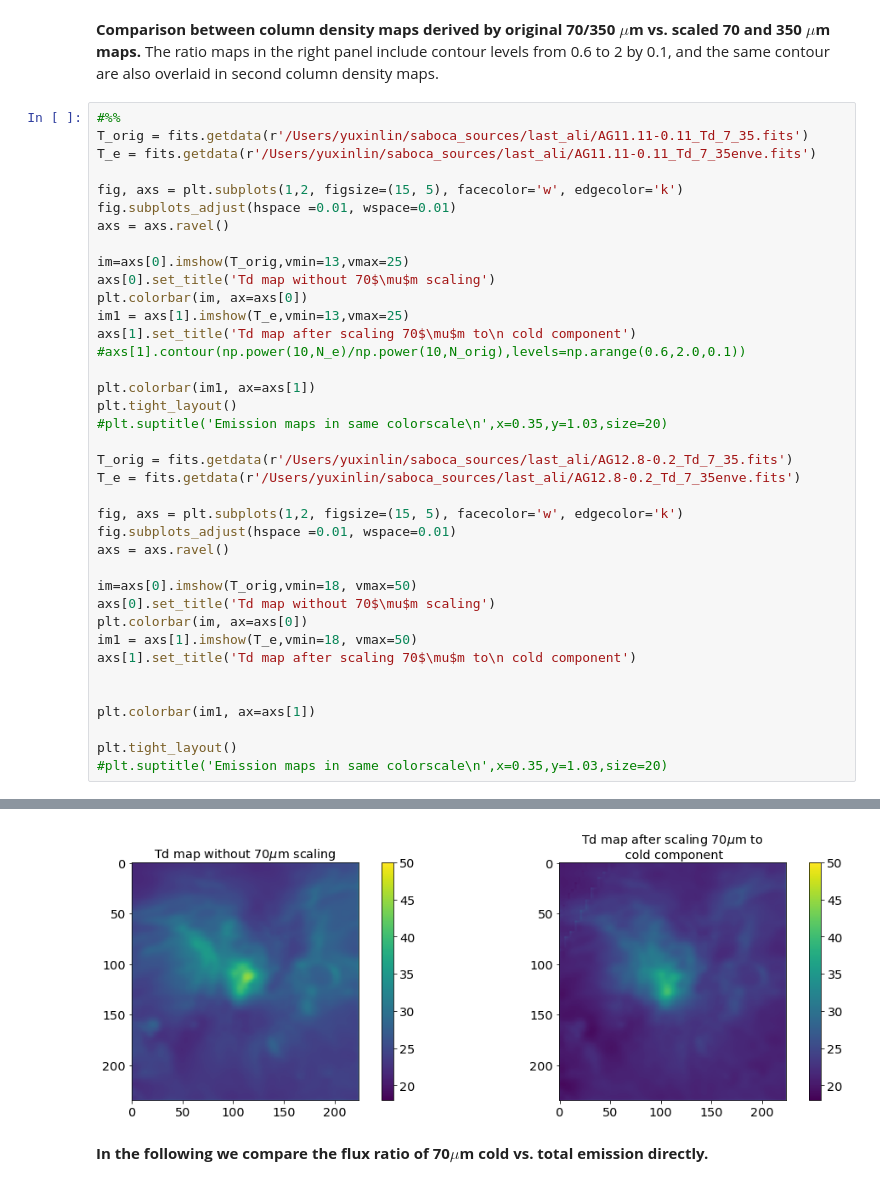
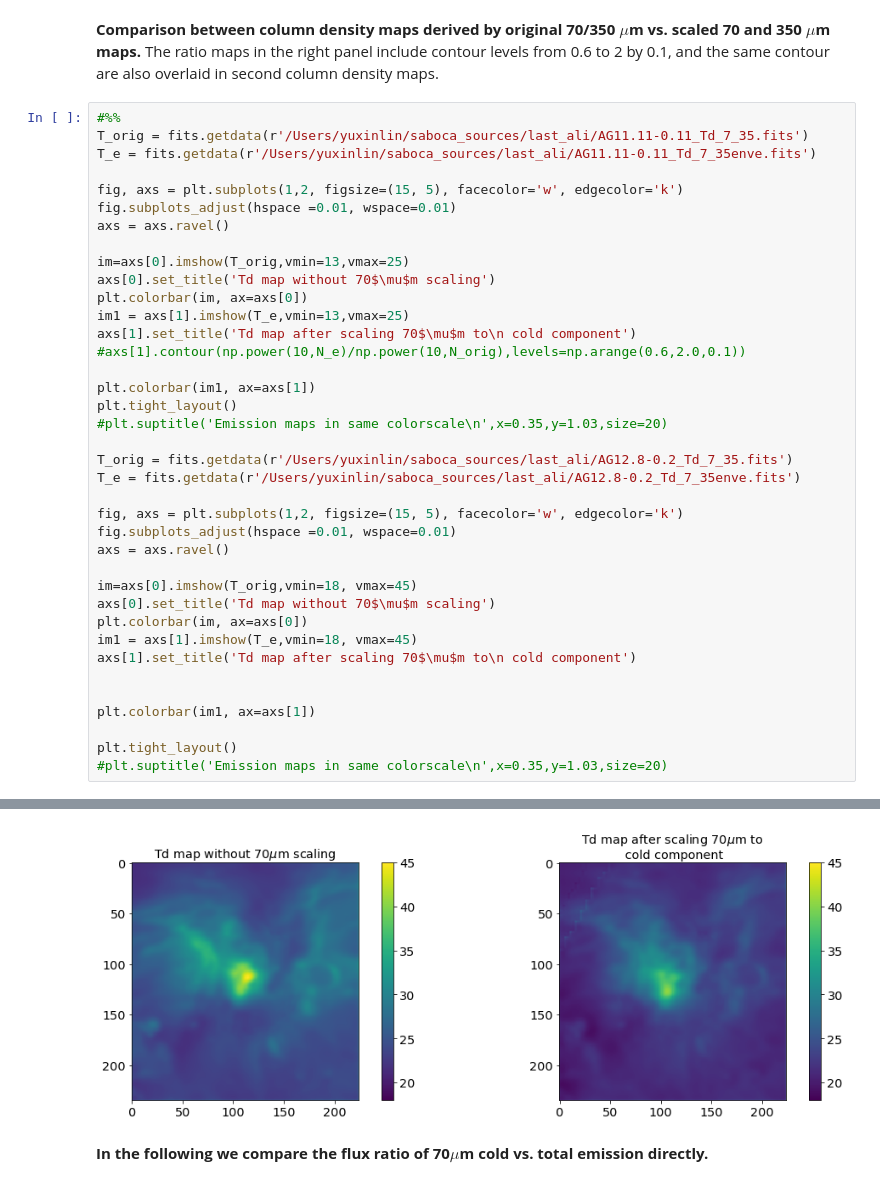
Before and after one commit to yxlinaqua/saboca_project, a Jupyter notebook: benchmark_fitting_methods.ipynb, the cells around one changed output, grey strips where cells are left out. Drawn from its saved outputs; the diff is of its cells as text.

```diff
--- a/benchmark_fitting_methods.ipynb
+++ b/benchmark_fitting_methods.ipynb
@@ -99,36 +99,36 @@ axs = axs.ravel()
 
 im=axs[0].imshow(T_orig,vmin=13,vmax=25)
 axs[0].set_title('Td map without 70$\mu$m scaling')
 plt.colorbar(im, ax=axs[0])
 im1 = axs[1].imshow(T_e,vmin=13,vmax=25)
 axs[1].set_title('Td map after scaling 70$\mu$m to\n cold component')
 #axs[1].contour(np.power(10,N_e)/np.power(10,N_orig),levels=np.arange(0.6,2.0,0.1))
 
 plt.colorbar(im1, ax=axs[1])
 plt.tight_layout()
 #plt.suptitle('Emission maps in same colorscale\n',x=0.35,y=1.03,size=20)
 
 T_orig = fits.getdata(r'/Users/yuxinlin/saboca_sources/last_ali/AG12.8-0.2_Td_7_35.fits')
 T_e = fits.getdata(r'/Users/yuxinlin/saboca_sources/last_ali/AG12.8-0.2_Td_7_35enve.fits')
 
 fig, axs = plt.subplots(1,2, figsize=(15, 5), facecolor='w', edgecolor='k')
 fig.subplots_adjust(hspace =0.01, wspace=0.01)
 axs = axs.ravel()
 
-im=axs[0].imshow(T_orig,vmin=18, vmax=50)
+im=axs[0].imshow(T_orig,vmin=18, vmax=45)
 axs[0].set_title('Td map without 70$\mu$m scaling')
 plt.colorbar(im, ax=axs[0])
-im1 = axs[1].imshow(T_e,vmin=18, vmax=50)
+im1 = axs[1].imshow(T_e,vmin=18, vmax=45)
 axs[1].set_title('Td map after scaling 70$\mu$m to\n cold component')
 
 
 plt.colorbar(im1, ax=axs[1])
 
 plt.tight_layout()
 #plt.suptitle('Emission maps in same colorscale\n',x=0.35,y=1.03,size=20)
 # %% [output]
 [figure]
-[figure, old version]
+[figure, new version]
 # %% [markdown]
 __In the following we compare the flux ratio of 70$\mu$m cold vs. total emission directly.__
 # %%
```
